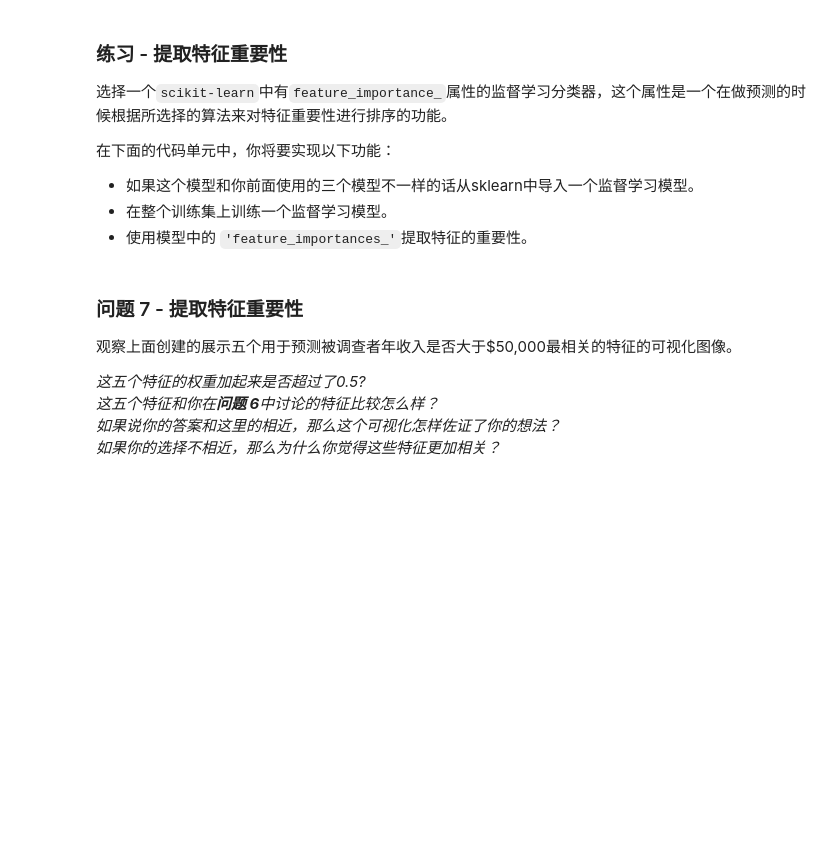
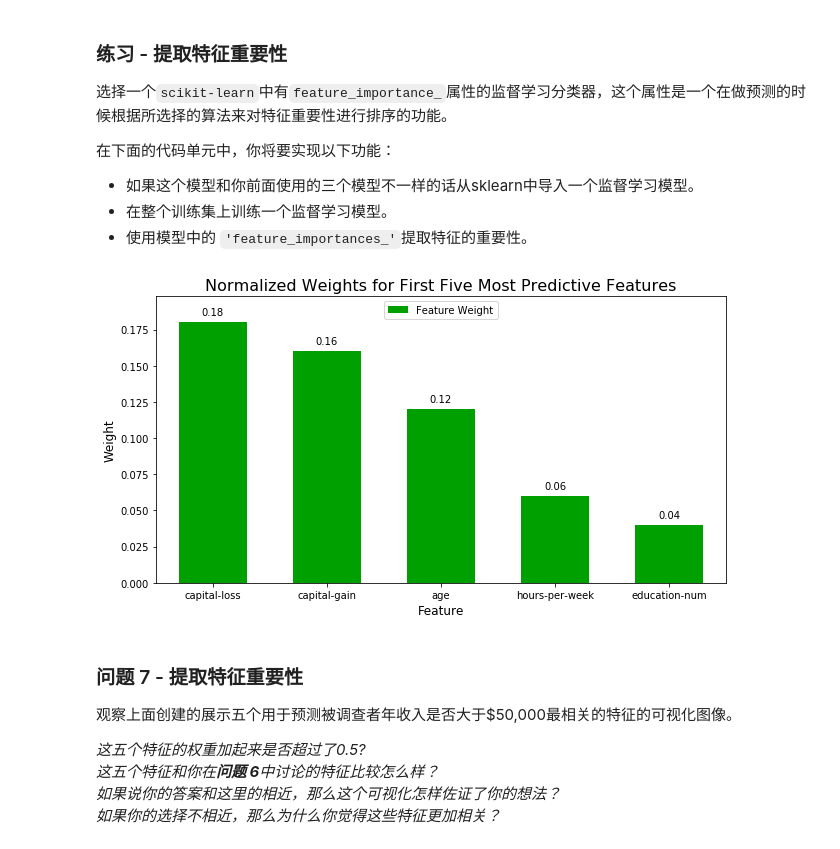
Before and after one commit to yinlixueying/cn-machine-learning, a Jupyter notebook: finding_donors/finding_donors.ipynb, the cells around one changed output. Saved outputs shown, nothing was run; the diff lists cells and outputs as text; code cells hidden in the pictures; blank space fills up the shorter version.

```diff
--- a/finding_donors/finding_donors.ipynb
+++ b/finding_donors/finding_donors.ipynb
@@ -474,20 +475,23 @@ vs.evaluate(results, accuracy, fscore)
 **注意：** 取决于你选择的参数列表，下面实现的代码可能需要花一些时间运行！
 # %%
 # TODO：导入'GridSearchCV', 'make_scorer'和其他一些需要的库
-
+from sklearn.model_selection import GridSearchCV
+from sklearn.metrics import make_scorer
+from sklearn.tree import DecisionTreeClassifier
 # TODO：初始化分类器
-clf = None
+clf = AdaBoostClassifier(random_state=5)
 
 # TODO：创建你希望调节的参数列表
-parameters = None
+parameters = {'n_estimators':[50,100,200,400]}
 
 # TODO：创建一个fbeta_score打分对象
-scorer = None
+scorer = make_scorer(fbeta_score,beta=0.5)
 
 # TODO：在分类器上使用网格搜索，使用'scorer'作为评价函数
-grid_obj = None
+grid_obj = GridSearchCV(clf, parameters, scorer)
 
 # TODO：用训练数据拟合网格搜索对象并找到最佳参数
+grid_obj.fit(X_train, y_train)
 
 # 得到estimator
 best_clf = grid_obj.best_estimator_
@@ -552,14 +572,16 @@ _在这十三个记录中，你认为哪五个特征对于预测是最重要的
 # %%
 # TODO：导入一个有'feature_importances_'的监督学习模型
 
 # TODO：在训练集上训练一个监督学习模型
-model = None
+model = clf
 
 # TODO： 提取特征重要性
-importances = None
+importances = model.feature_importances_
 
 # 绘图
 vs.feature_plot(importances, X_train, y_train)
+# %% [output]
+[figure, added]
 # %% [markdown]
 ### 问题 7 - 提取特征重要性
 观察上面创建的展示五个用于预测被调查者年收入是否大于\$50,000最相关的特征的可视化图像。
```
Also changed, not shown: parts of 23 cells of this notebook, 2 other files.
